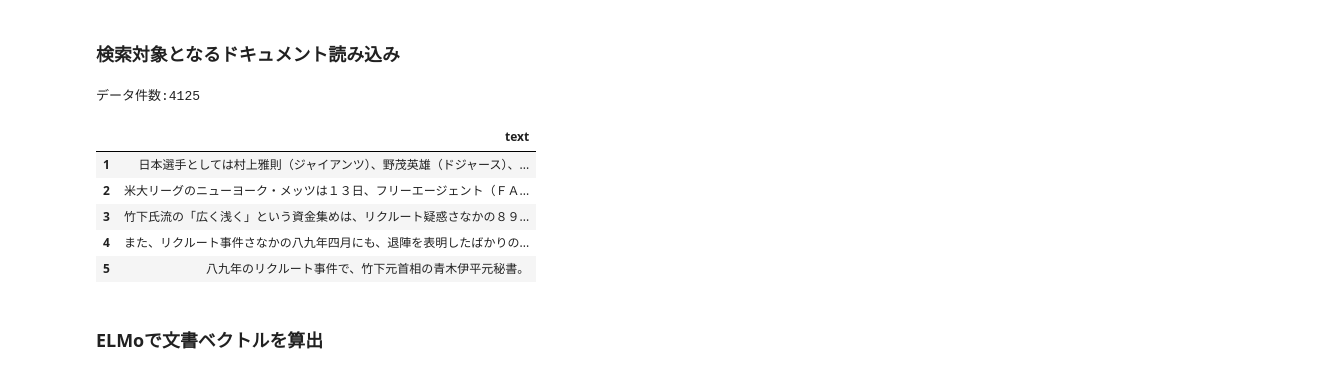
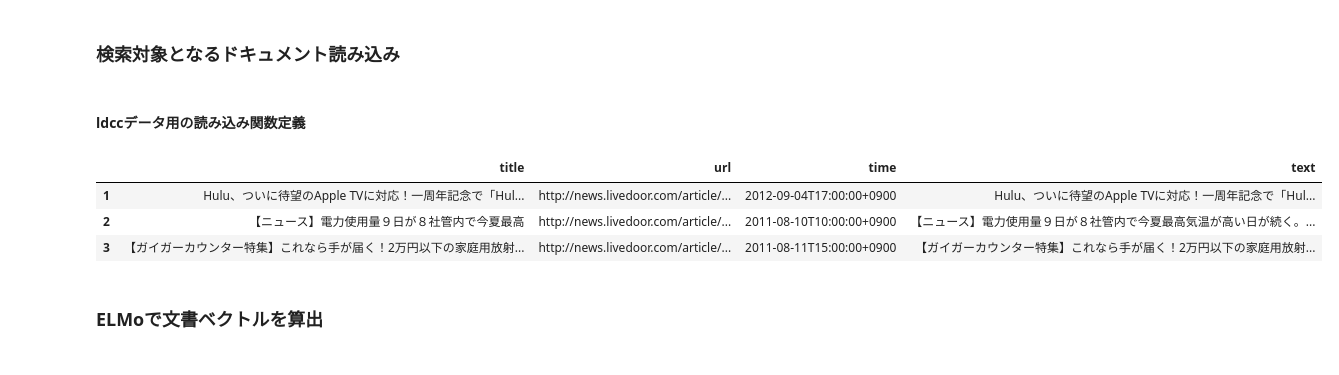
Before and after one commit to Itsuki-Hamano123/experiment_search_engine, a Jupyter notebook: elmo_search_engine.ipynb, the cells around one changed output. Drawn from its saved outputs; the diff is of its cells as text; code cells hidden in the pictures.

```diff
--- a/elmo_search_engine.ipynb
+++ b/elmo_search_engine.ipynb
@@ -412,21 +417,13 @@ import faiss
 ## 検索エンジン作成
 # %% [markdown]
 ### 検索対象となるドキュメント読み込み
-# %%
-DATA_DIR = "./datasets"
-DATA_PATH = "a_ntcir_all_data.csv"
-TEXT_COLUMN = "text"
-
-headers = [TEXT_COLUMN]
-register_documents = pd.read_csv(DATA_DIR+"/"+DATA_PATH, names=headers)
-print("データ件数:{size}".format(size=len(register_documents)))
-register_documents.index = register_documents.index + 1
-register_documents.head()
-# %% [output]
-データ件数:4125
-|  | text |
-| 1 | 日本選手としては村上雅則（ジャイアンツ）、野茂英雄（ドジャース）、... |
-| 2 | 米大リーグのニューヨーク・メッツは１３日、フリーエージェント（ＦＡ... |
-| 3 | 竹下氏流の「広く浅く」という資金集めは、リクルート疑惑さなかの８９... |
-| 4 | また、リクルート事件さなかの八九年四月にも、退陣を表明したばかりの... |
-| 5 | 八九年のリクルート事件で、竹下元首相の青木伊平元秘書。 |
+# %% [markdown]
+#### ldccデータ用の読み込み関数定義
+# %%
+def load_path_list(dir_name):
+   """
+   ディレクトリ配下のパス名取得
+   """
+   p = pathlib.Path(dir_name)
+   name_list = list(p.glob("*"))
+   return name_list
@@ -433,2 +476,23 @@ register_documents.head()
+# %%
+DATA_DIR = "./datasets/ldcc-20140209"
+file_name = "kaden-channel"
+
+read_file_csv = "kaden-channel_20200405003708.csv"
+read_bk_csv = True
+
+if read_bk_csv:
+    register_documents = pd.read_csv(DATA_DIR + '/' +  read_file_csv, index_col=0)
+else:
+    register_documents = load_ldcc_to_pd(DATA_DIR + '/' + file_name)
+    # csvファイルに出力
+    now = datetime.datetime.now().strftime('%Y%m%d%H%M%S')
+    register_documents.to_csv(DATA_DIR + '/' + file_name + '_' + now + '.csv')
+
+register_documents.head(3)
+# %% [output]
+|  | title | url | time | text |
+| 1 | Hulu、ついに待望のApple TVに対応！一周年記念で「Hul... | http://news.livedoor.com/article/... | 2012-09-04T17:00:00+0900 | Hulu、ついに待望のApple TVに対応！一周年記念で「Hul... |
+| 2 | 【ニュース】電力使用量９日が８社管内で今夏最高 | http://news.livedoor.com/article/... | 2011-08-10T10:00:00+0900 | 【ニュース】電力使用量９日が８社管内で今夏最高気温が高い日が続く。... |
+| 3 | 【ガイガーカウンター特集】これなら手が届く！2万円以下の家庭用放射... | http://news.livedoor.com/article/... | 2011-08-11T15:00:00+0900 | 【ガイガーカウンター特集】これなら手が届く！2万円以下の家庭用放射... |
 # %% [markdown]
 ### ELMoで文書ベクトルを算出
```
Also changed, not shown: parts of 19 cells of this notebook.
